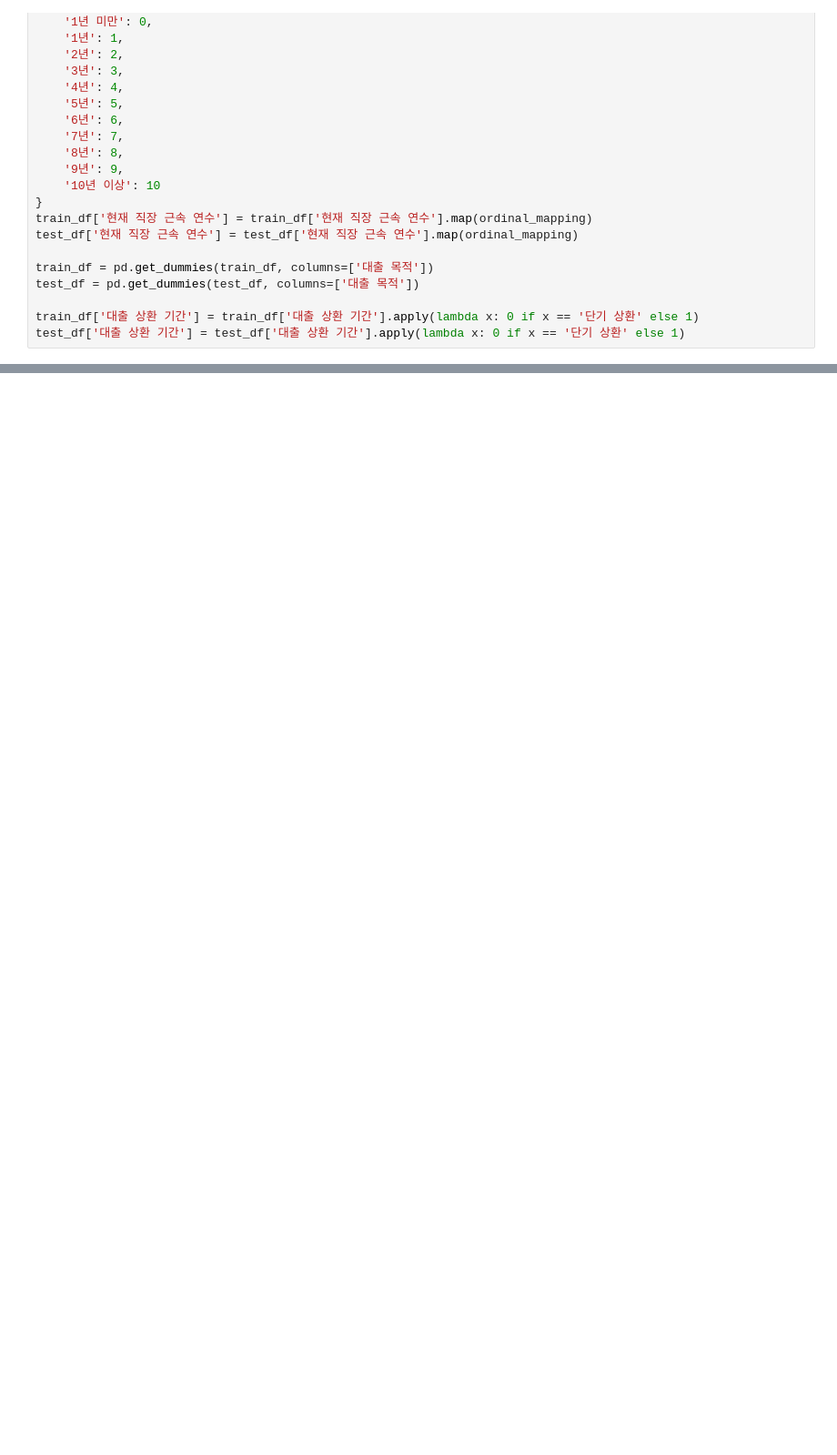
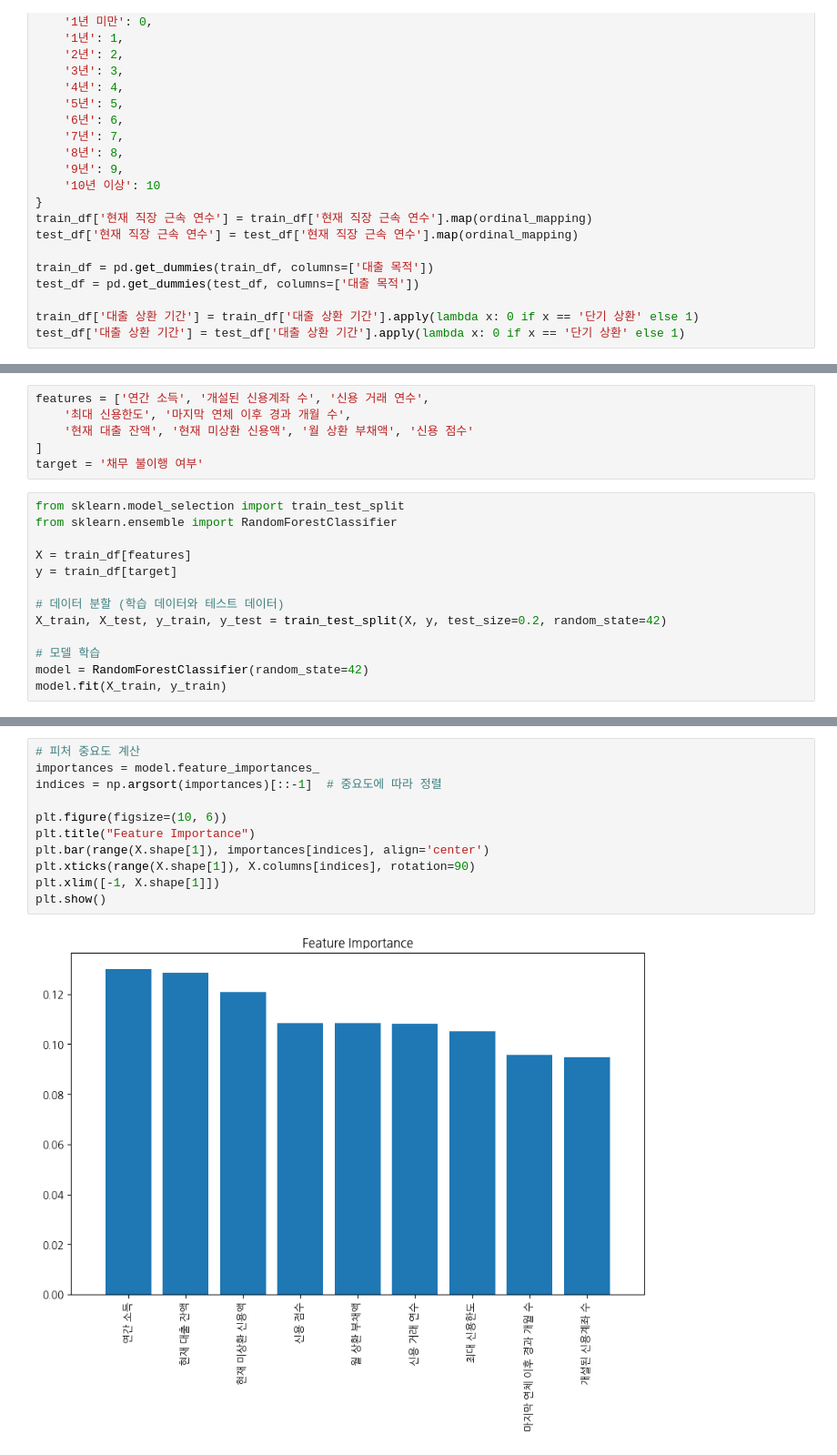
Before and after one commit to yuuunong/prediction-of-default, a Jupyter notebook: EDA3.ipynb, the cells around one changed output, grey strips where cells are left out. Shown at 91% size. Cells and saved outputs as stored; diff of their text form; blank space fills up the shorter version.

```diff
--- a/EDA3.ipynb
+++ b/EDA3.ipynb
@@ -56,0 +50,19 @@ sns.histplot(train_df['신용 문제 발생 횟수'])
+# %%
+features = ['연간 소득', '개설된 신용계좌 수', '신용 거래 연수',
+    '최대 신용한도', '마지막 연체 이후 경과 개월 수',
+    '현재 대출 잔액', '현재 미상환 신용액', '월 상환 부채액', '신용 점수'
+]
+target = '채무 불이행 여부'
+# %%
+from sklearn.model_selection import train_test_split
+from sklearn.ensemble import RandomForestClassifier
+
+X = train_df[features]
+y = train_df[target]
+
+# 데이터 분할 (학습 데이터와 테스트 데이터)
+X_train, X_test, y_train, y_test = train_test_split(X, y, test_size=0.2, random_state=42)
+
+# 모델 학습
+model = RandomForestClassifier(random_state=42)
+model.fit(X_train, y_train)
@@ -56,0 +92,13 @@ sns.histplot(train_df['신용 문제 발생 횟수'])
+# %%
+# 피처 중요도 계산
+importances = model.feature_importances_
+indices = np.argsort(importances)[::-1]  # 중요도에 따라 정렬
+
+plt.figure(figsize=(10, 6))
+plt.title("Feature Importance")
+plt.bar(range(X.shape[1]), importances[indices], align='center')
+plt.xticks(range(X.shape[1]), X.columns[indices], rotation=90)
+plt.xlim([-1, X.shape[1]])
+plt.show()
+# %% [output]
+[figure, added]
```
Also changed, not shown: parts of 8 cells of this notebook, 4 other files.
